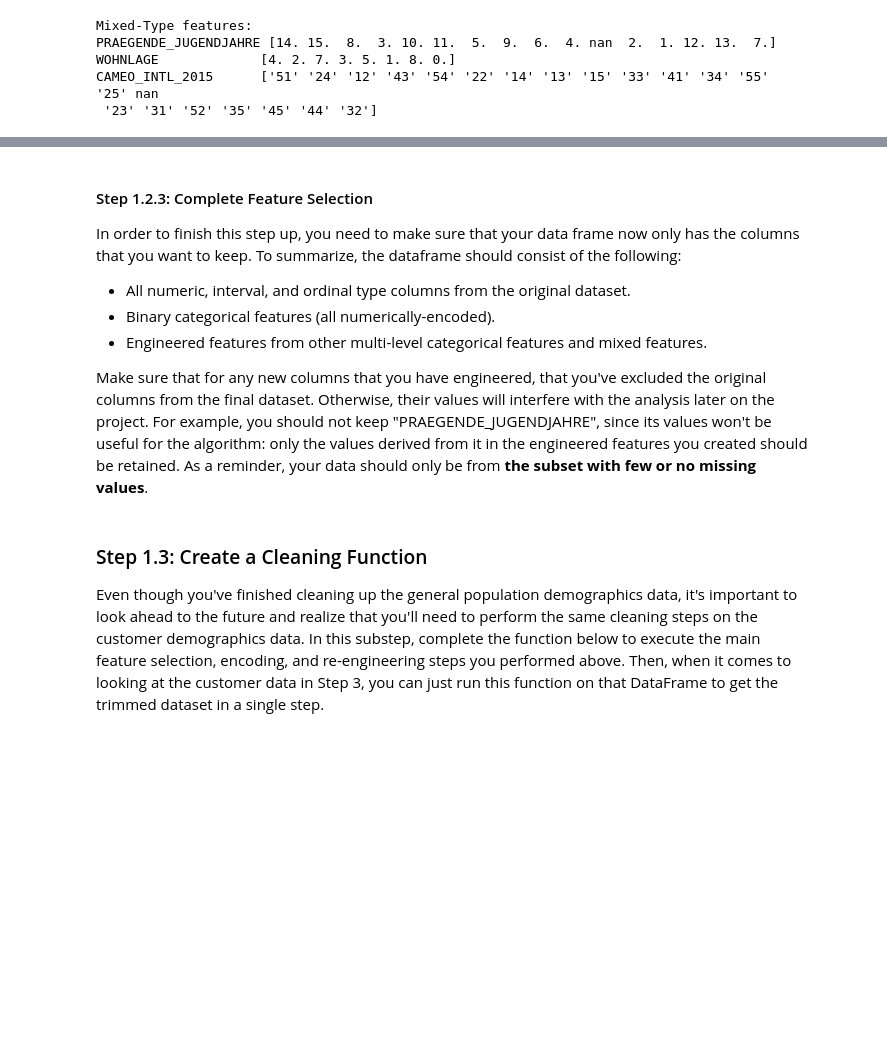
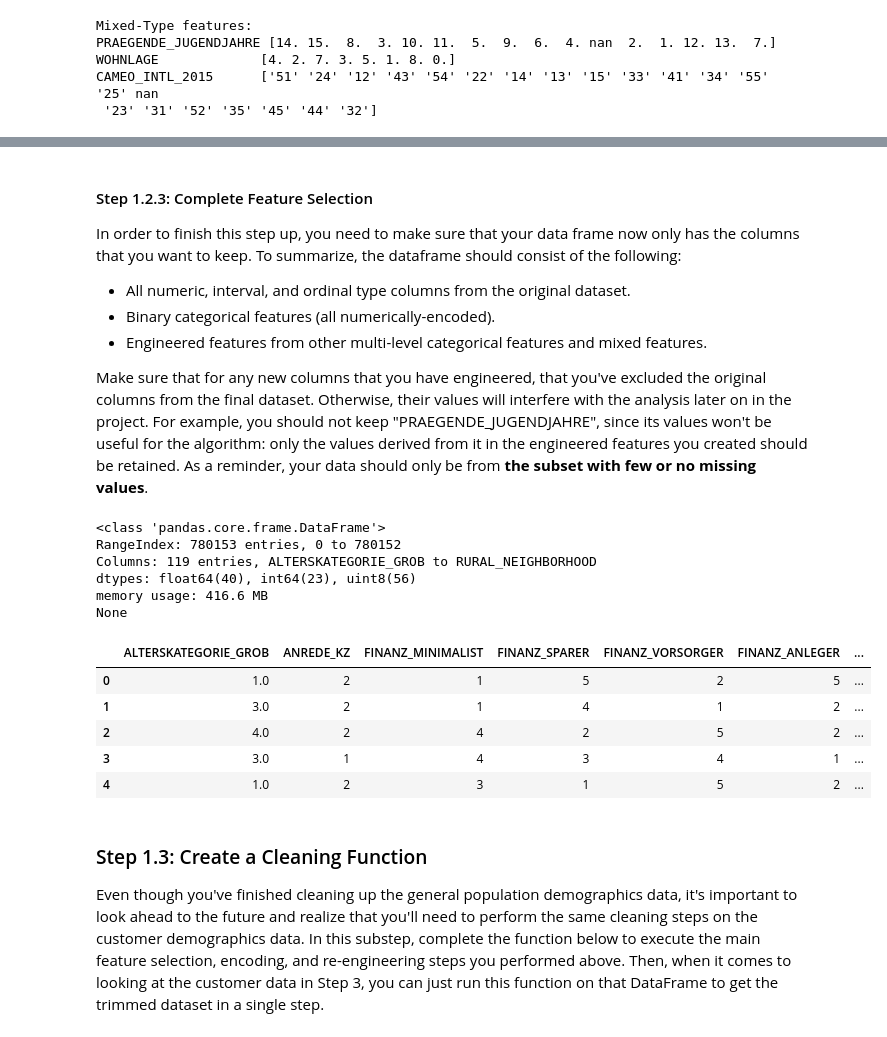
Before and after one commit to DanielPFlorian/Identify-Customer-Segments, a Jupyter notebook: Identify_Customer_Segments.ipynb, the cells around one changed output, grey strips where cells are left out. Drawn from its saved outputs; the diff is of its cells as text; code cells hidden in the pictures; blank space fills up the shorter version.

Commit message:
Complete feature selection and reset dataset index

```diff
--- a/Identify_Customer_Segments.ipynb
+++ b/Identify_Customer_Segments.ipynb
@@ -493,0 +486,39 @@ def mixed_encode(df, column_to_encode, encoded_column_name, encoding_dictionary)
+# %%
+# Investigate "PRAEGENDE_JUGENDJAHRE" and engineer two new variables.
+decade_dict = {1: 40, 2: 40, 3: 50, 4: 50, 5: 60, 6: 60, 7: 60,
+               8: 70, 9: 70, 10: 80, 11: 80, 12: 80, 13: 80, 14: 90, 15: 90}
+
+azdias_encoded = mixed_encode(azdias_encoded, 'PRAEGENDE_JUGENDJAHRE',
+                              'PRAEGENDE_JUGENDJAHRE_DECADE', decade_dict)
+
+movement_dict = {1: 1, 2: 0, 3: 1, 4: 0, 5: 1, 6: 0, 7: 0,
+                 8: 1, 9: 0, 10: 1, 11: 0, 12: 1, 13: 0, 14: 1, 15: 0}
+
+azdias_encoded = mixed_encode(azdias_encoded, 'PRAEGENDE_JUGENDJAHRE',
+                              'PRAEGENDE_JUGENDJAHRE_MOVEMENT', movement_dict)
+# %%
+# Investigate "CAMEO_INTL_2015" and engineer two new variables.
+wealth_dict = {'11': 1, '12': 1, '13': 1, '14': 1, '15': 1, '21': 2, '22': 2, '23': 2, '24': 2, '25': 2,
+               '31': 3, '32': 3, '33': 3, '34': 3, '35': 3, '41': 4, '42': 4, '43': 4, '44': 4, '45': 4,
+               '51': 5, '52': 5, '53': 5, '54': 5, '55': 5}
+
+azdias_encoded = mixed_encode(azdias_encoded, 'CAMEO_INTL_2015',
+                              'CAMEO_INTL_2015_WEALTH', wealth_dict)
+
+life_stage_dict = {'11': 1, '12': 2, '13': 3, '14': 4, '15': 5, '21': 1, '22': 2, '23': 3, '24': 4, '25': 5,
+                   '31': 1, '32': 2,'33': 3, '34': 4, '35': 5, '41': 1, '42': 2, '43': 3, '44': 4, '45': 5,
+                   '51': 1, '52': 2, '53': 3, '54': 4, '55': 5}
+
+azdias_encoded = mixed_encode(azdias_encoded, 'CAMEO_INTL_2015',
+                              'CAMEO_INTL_2015_LIFE_STAGE', life_stage_dict)
+# %%
+# Encode Mixed Variable "WOHNLAGE"
+neighborhood_dict = {1: 1, 2: 2, 3: 3, 4: 4, 5: 5, 7: np.nan, 8: np.nan}
+
+azdias_encoded = mixed_encode(azdias_encoded, 'WOHNLAGE',
+                              'NEIGHBORHOOD_QUALITY', neighborhood_dict)
+
+rural_dict = {1: 0, 2: 0, 3: 0, 4: 0, 5: 0, 7: 1, 8: 1}
+
+azdias_encoded = mixed_encode(azdias_encoded, 'WOHNLAGE',
+                              'RURAL_NEIGHBORHOOD', rural_dict)
@@ -499,13 +534,30 @@ In order to finish this step up, you need to make sure that your data frame now
 - Binary categorical features (all numerically-encoded).
 - Engineered features from other multi-level categorical features and mixed features.
 
-Make sure that for any new columns that you have engineered, that you've excluded the original columns from the final dataset. Otherwise, their values will interfere with the analysis later on the project. For example, you should not keep "PRAEGENDE_JUGENDJAHRE", since its values won't be useful for the algorithm: only the values derived from it in the engineered features you created should be retained. As a reminder, your data should only be from **the subset with few or no missing values**.
+Make sure that for any new columns that you have engineered, that you've excluded the original columns from the final dataset. Otherwise, their values will interfere with the analysis later on in the project. For example, you should not keep "PRAEGENDE_JUGENDJAHRE", since its values won't be useful for the algorithm: only the values derived from it in the engineered features you created should be retained. As a reminder, your data should only be from **the subset with few or no missing values**.
 # %%
 # If there are other re-engineering tasks you need to perform, make sure you
 # take care of them here. (Dealing with missing data will come in step 2.1.)
+azdias_encoded.drop(['PRAEGENDE_JUGENDJAHRE', 'CAMEO_INTL_2015', 'WOHNLAGE'], inplace=True, axis=1)
 # %%
 # Do whatever you need to in order to ensure that the dataframe only contains
 # the columns that should be passed to the algorithm functions.
+azdias_encoded.reset_index(drop=True, inplace=True)
+print(azdias_encoded.info())
+azdias_encoded.head()
+# %% [output]
+<class 'pandas.core.frame.DataFrame'>
+RangeIndex: 780153 entries, 0 to 780152
+Columns: 119 entries, ALTERSKATEGORIE_GROB to RURAL_NEIGHBORHOOD
+dtypes: float64(40), int64(23), uint8(56)
+memory usage: 416.6 MB
+None
+|  | ALTERSKATEGORIE_GROB | ANREDE_KZ | FINANZ_MINIMALIST | FINANZ_SPARER | FINANZ_VORSORGER | FINANZ_ANLEGER | ... |
+| 0 | 1.0 | 2 | 1 | 5 | 2 | 5 | ... |
+| 1 | 3.0 | 2 | 1 | 4 | 1 | 2 | ... |
+| 2 | 4.0 | 2 | 4 | 2 | 5 | 2 | ... |
+| 3 | 3.0 | 1 | 4 | 3 | 4 | 1 | ... |
+| 4 | 1.0 | 2 | 3 | 1 | 5 | 2 | ... |
 # %% [markdown]
 ### Step 1.3: Create a Cleaning Function
 
```
Also changed, not shown: parts of 4 cells of this notebook.
